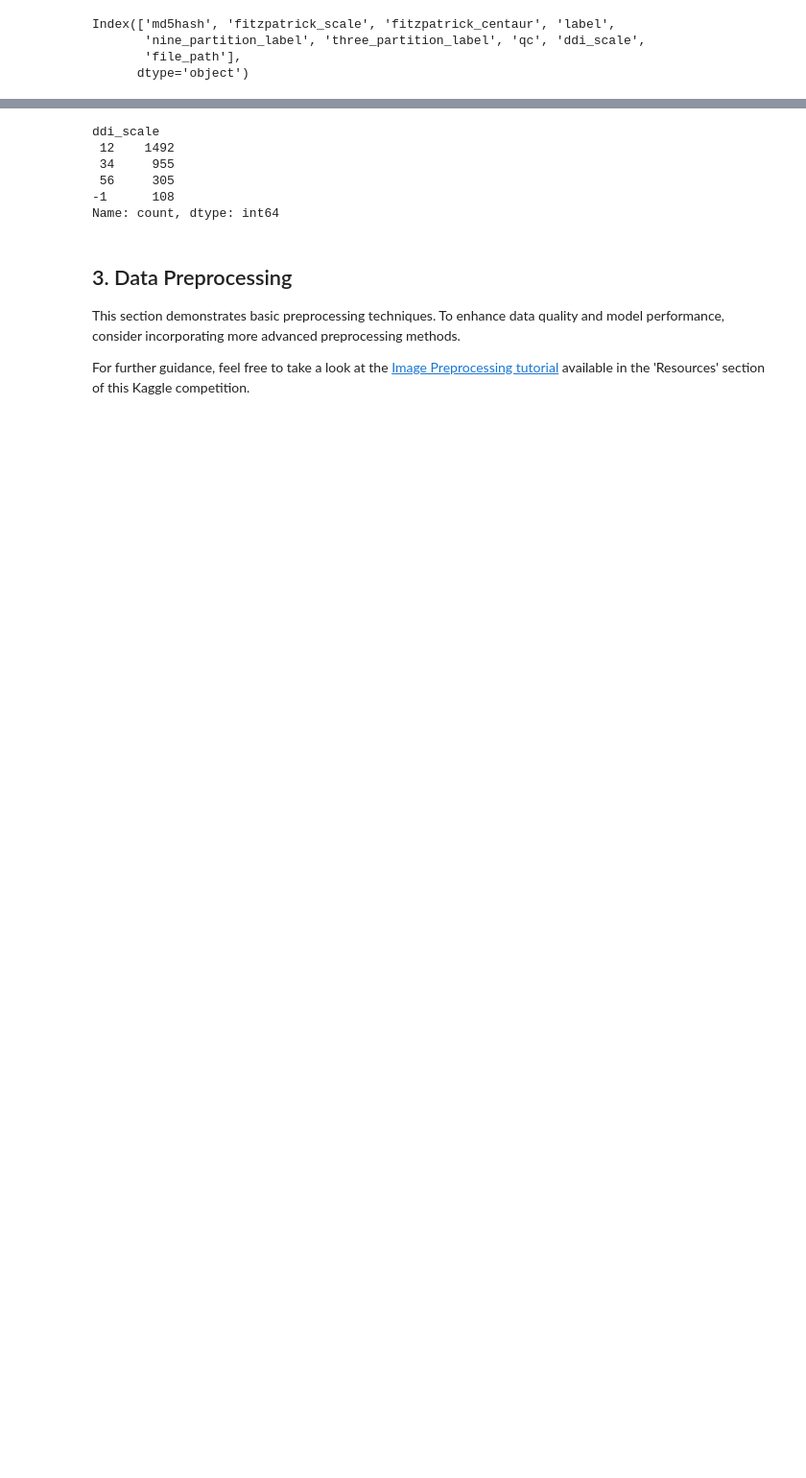
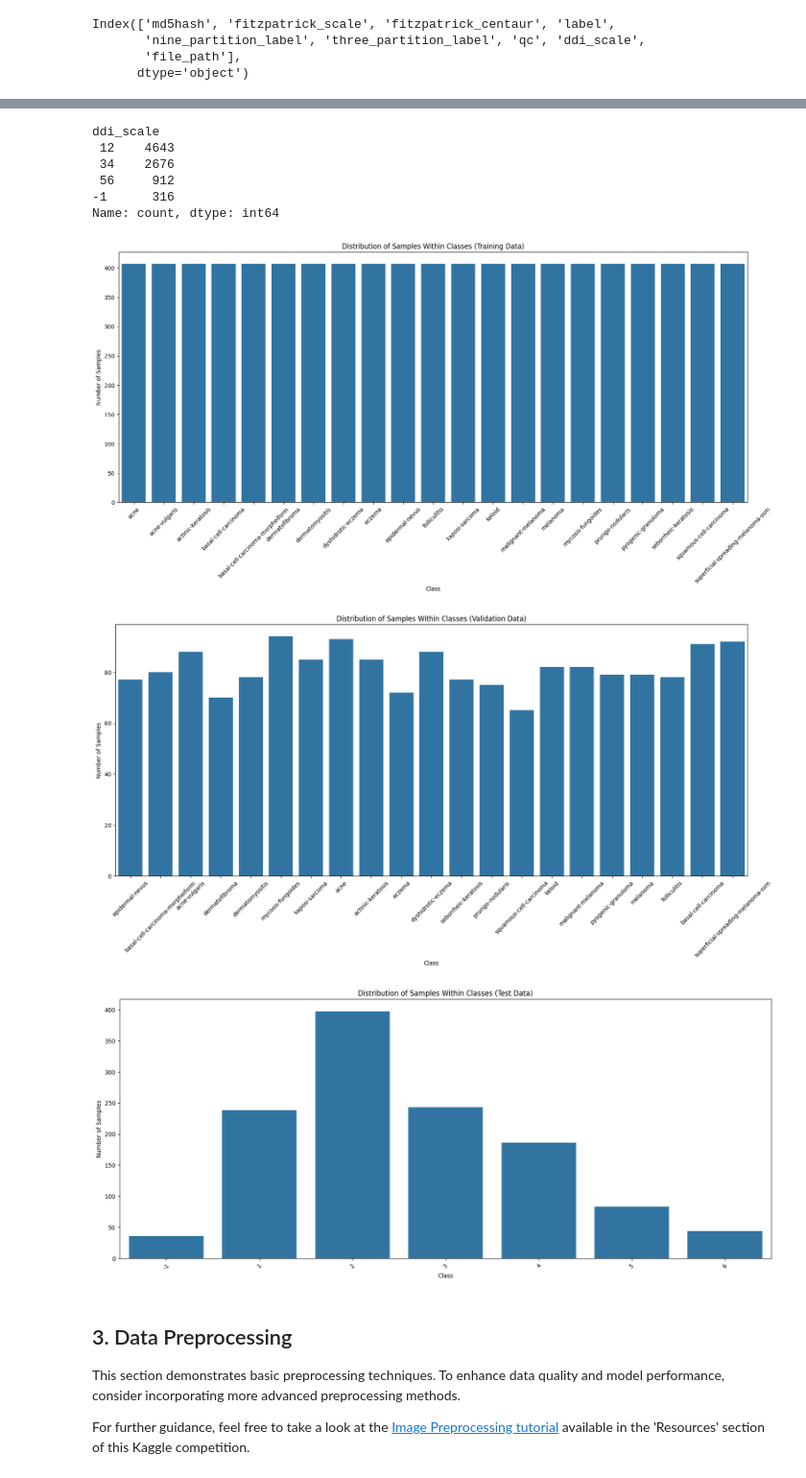
Before and after one commit to nasrina081/AJL-Team-Biotin-BTT-Spring-Studio-, a Jupyter notebook: jawad-biotin.ipynb, the cells around one changed output, grey strips where cells are left out. Shown at 96% size. Cells and saved outputs as stored; diff of their text form; code cells hidden in the pictures; blank space fills up the shorter version.

Commit message:
started on class balancing. will need to finish classification report

```diff
--- a/jawad-biotin.ipynb
+++ b/jawad-biotin.ipynb
@@ -95 +99,14 @@ Make sure to verify the file paths if you're running on a different platform.
+# %%
+#applying class balancing via helper function
+from sklearn.utils import resample
+def balance_classes(df, class_col):
+    # Find the size of the largest class
+    max_size = df[class_col].value_counts().max()
+
+    # Upsample all classes to match the size of the largest class
+    df_balanced = df.groupby(class_col).apply(lambda x: resample(x, replace=True, n_samples=max_size, random_state=123)).reset_index(drop=True)
+
+    return df_balanced
+
+train_df=balance_classes(train_df, 'label')
 # %%
@@ -210,11 +226,47 @@ Name: count, dtype: int64
 train_df["ddi_scale"].value_counts()
 # %% [output]
 ddi_scale
- 12    1492
- 34     955
- 56     305
--1      108
+ 12    4643
+ 34    2676
+ 56     912
+-1      316
 Name: count, dtype: int64
+# %%
+import matplotlib.pyplot as plt
+import seaborn as sns
+
+# Check the distribution of samples within classes for the training data
+plt.figure(figsize=(20, 8))
+sns.countplot(x='label', data=train_df)
+plt.title('Distribution of Samples Within Classes (Training Data)')
+plt.xlabel('Class')
+plt.ylabel('Number of Samples')
+plt.xticks(rotation=45)
+plt.show()
+
+# Check the distribution of samples within classes for the validation data
+plt.figure(figsize=(20, 8))
+sns.countplot(x='label', data=val_data)
+plt.title('Distribution of Samples Within Classes (Validation Data)')
+plt.xlabel('Class')
+plt.ylabel('Number of Samples')
+plt.xticks(rotation=45)
+plt.show()
+
+# Check the distribution of samples within classes for the test data
+plt.figure(figsize=(20, 8))
+sns.countplot(x='fitzpatrick_scale', data=test_df)
+plt.title('Distribution of Samples Within Classes (Test Data)')
+plt.xlabel('Class')
+plt.ylabel('Number of Samples')
+plt.xticks(rotation=45)
+plt.show()
+
+#we should see squamous cell carcinoma as the most common class
+# %% [output]
+[figure, added]
+[figure, added]
+[figure, added]
 # %% [markdown]
 ## 3. Data Preprocessing
 
```
Also changed, not shown: parts of 18 cells of this notebook.
